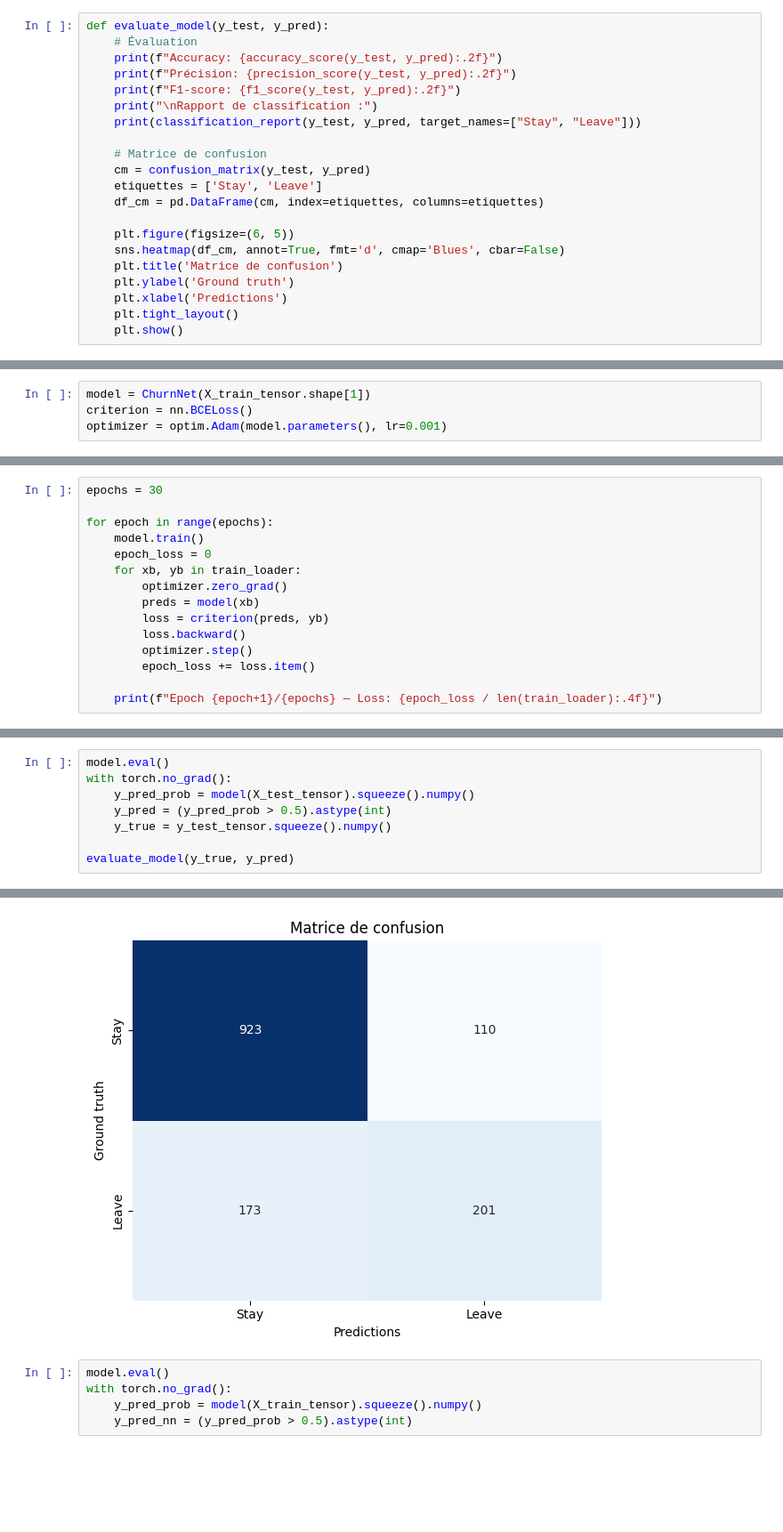
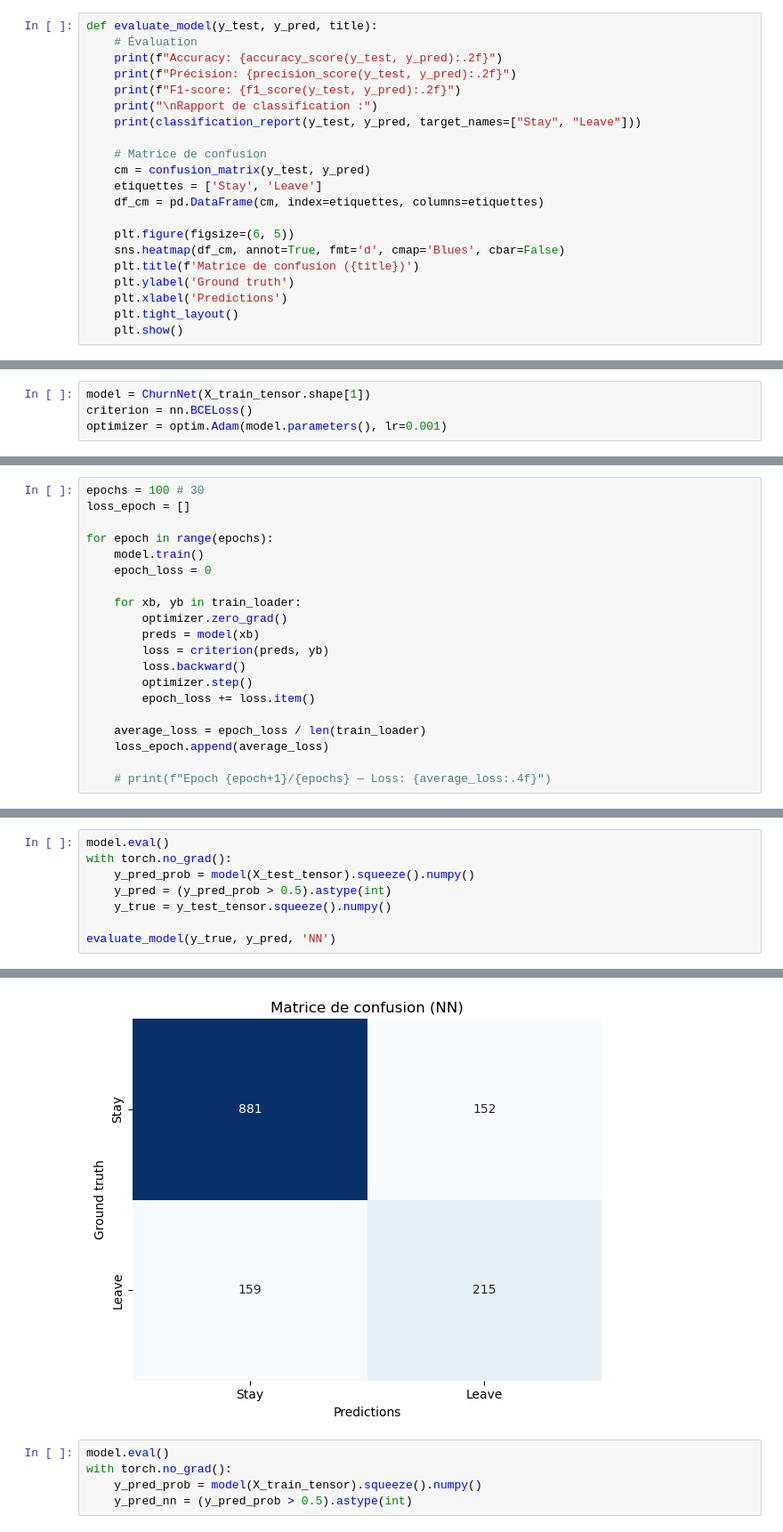
Before and after one commit to michaelstrefeler/XAI_Labs, a Jupyter notebook: mini_projet/churn.ipynb, the cells around one changed output, grey strips where cells are left out. Shown at 89% size. Saved outputs shown, nothing was run; the diff lists cells and outputs as text; blank space fills up the shorter version.

```diff
--- a/mini_projet/churn.ipynb
+++ b/mini_projet/churn.ipynb
@@ -180,5 +207,5 @@ X_train, X_test, y_train, y_test = train_test_split(X_top10, y, test_size=0.2, r
 # %%
-def evaluate_model(y_test, y_pred):
+def evaluate_model(y_test, y_pred, title):
     # Évaluation
     print(f"Accuracy: {accuracy_score(y_test, y_pred):.2f}")
     print(f"Précision: {precision_score(y_test, y_pred):.2f}")
@@ -193,7 +220,7 @@ def evaluate_model(y_test, y_pred):
 
     plt.figure(figsize=(6, 5))
     sns.heatmap(df_cm, annot=True, fmt='d', cmap='Blues', cbar=False)
-    plt.title('Matrice de confusion')
+    plt.title(f'Matrice de confusion ({title})')
     plt.ylabel('Ground truth')
     plt.xlabel('Predictions')
     plt.tight_layout()
@@ -271,9 +297,11 @@ optimizer = optim.Adam(model.parameters(), lr=0.001)
 # %%
-epochs = 30
+epochs = 100 # 30
+loss_epoch = []
 
 for epoch in range(epochs):
     model.train()
     epoch_loss = 0
+
     for xb, yb in train_loader:
         optimizer.zero_grad()
         preds = model(xb)
@@ -282,5 +310,8 @@ for epoch in range(epochs):
         optimizer.step()
         epoch_loss += loss.item()
 
-    print(f"Epoch {epoch+1}/{epochs} — Loss: {epoch_loss / len(train_loader):.4f}")
+    average_loss = epoch_loss / len(train_loader)
+    loss_epoch.append(average_loss)
+
+    # print(f"Epoch {epoch+1}/{epochs} — Loss: {average_loss:.4f}")
 # %% [output]
@@ -308,5 +344,5 @@ with torch.no_grad():
     y_pred = (y_pred_prob > 0.5).astype(int)
     y_true = y_test_tensor.squeeze().numpy()
 
-evaluate_model(y_true, y_pred)
+evaluate_model(y_true, y_pred, 'NN')
 # %% [output]
@@ -326,4 +362,4 @@ weighted avg       0.79      0.80      0.79      1407
-[figure, old version]
+[figure, new version]
 # %%
 model.eval()
 with torch.no_grad():
```
Also changed, not shown: parts of 25 cells of this notebook.
